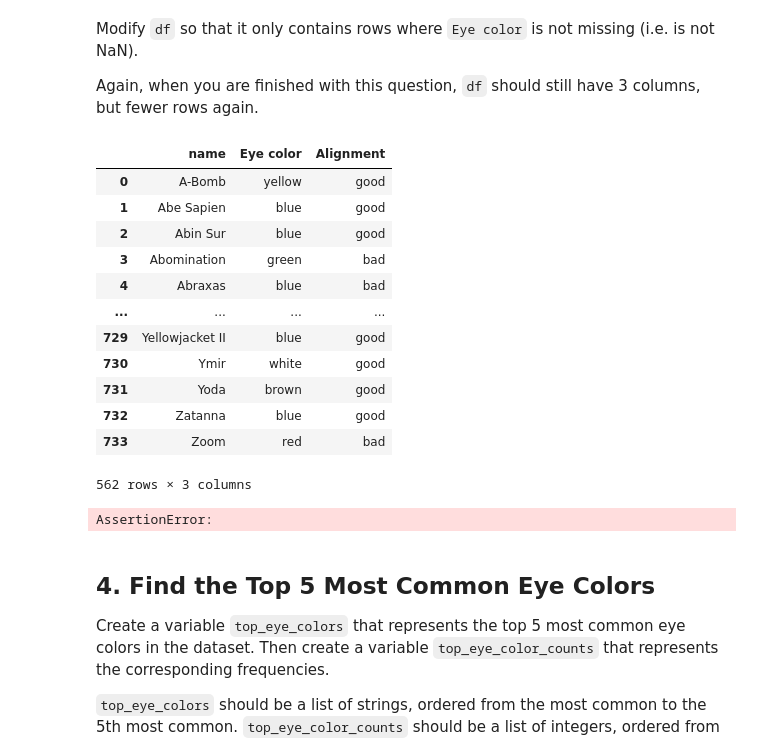
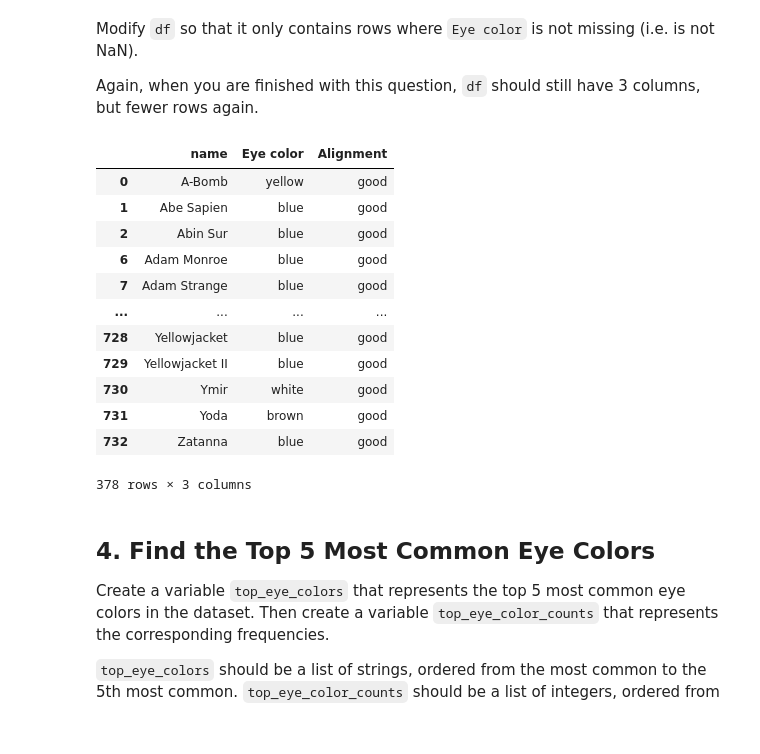
Before and after one commit to vileincorp/DS-Live-022023, a Jupyter notebook: Phase1/Assessments/Data_Cleaning_Pandas_Checkpoint/index.ipynb, the cells around one changed output. Saved outputs shown, nothing was run; the diff lists cells and outputs as text; code cells hidden in the pictures.

```diff
--- a/Phase1/Assessments/Data_Cleaning_Pandas_Checkpoint/index.ipynb
+++ b/Phase1/Assessments/Data_Cleaning_Pandas_Checkpoint/index.ipynb
@@ -119,13 +115,9 @@ KeyError: 'good'
 # CodeGrade step2
 # Replace None with appropriate code
 
-answer = []
+#finding the alignment and making sure it's good
 
-df['Alignment'] == 'good'
+df = df.loc[df['Alignment'] == 'good']
 
-
-df['Alignment'] == True:
-    answer.append()
-
-answer
+df
 # %% [output]
@@ -151,29 +164,28 @@ Again, when you are finished with this question, `df` should still have 3 column
 # %%
 # CodeGrade step3
 # Replace None with appropriate code
+#droping NaN values in eye color values
 
-df = df_name_eye_alignment.dropna(subset=['Eye color'])
+df = df.dropna(subset=['Eye color'])
 
 df
 # %% [output]
 |  | name | Eye color | Alignment |
 | 0 | A-Bomb | yellow | good |
 | 1 | Abe Sapien | blue | good |
 | 2 | Abin Sur | blue | good |
-| 3 | Abomination | green | bad |
-| 4 | Abraxas | blue | bad |
+| 6 | Adam Monroe | blue | good |
+| 7 | Adam Strange | blue | good |
 | ... | ... | ... | ... |
+| 728 | Yellowjacket | blue | good |
 | 729 | Yellowjacket II | blue | good |
 | 730 | Ymir | white | good |
 | 731 | Yoda | brown | good |
 | 732 | Zatanna | blue | good |
-| 733 | Zoom | red | bad |
-562 rows × 3 columns
+378 rows × 3 columns
 # %%
 # df should now have 378 rows and 3 columns
 assert df.shape == (378, 3)
-# %% [output]
-AssertionError:
 # %% [markdown]
 ## 4. Find the Top 5 Most Common Eye Colors
 
```
Also changed, not shown: parts of 14 cells of this notebook, 8 other files.
